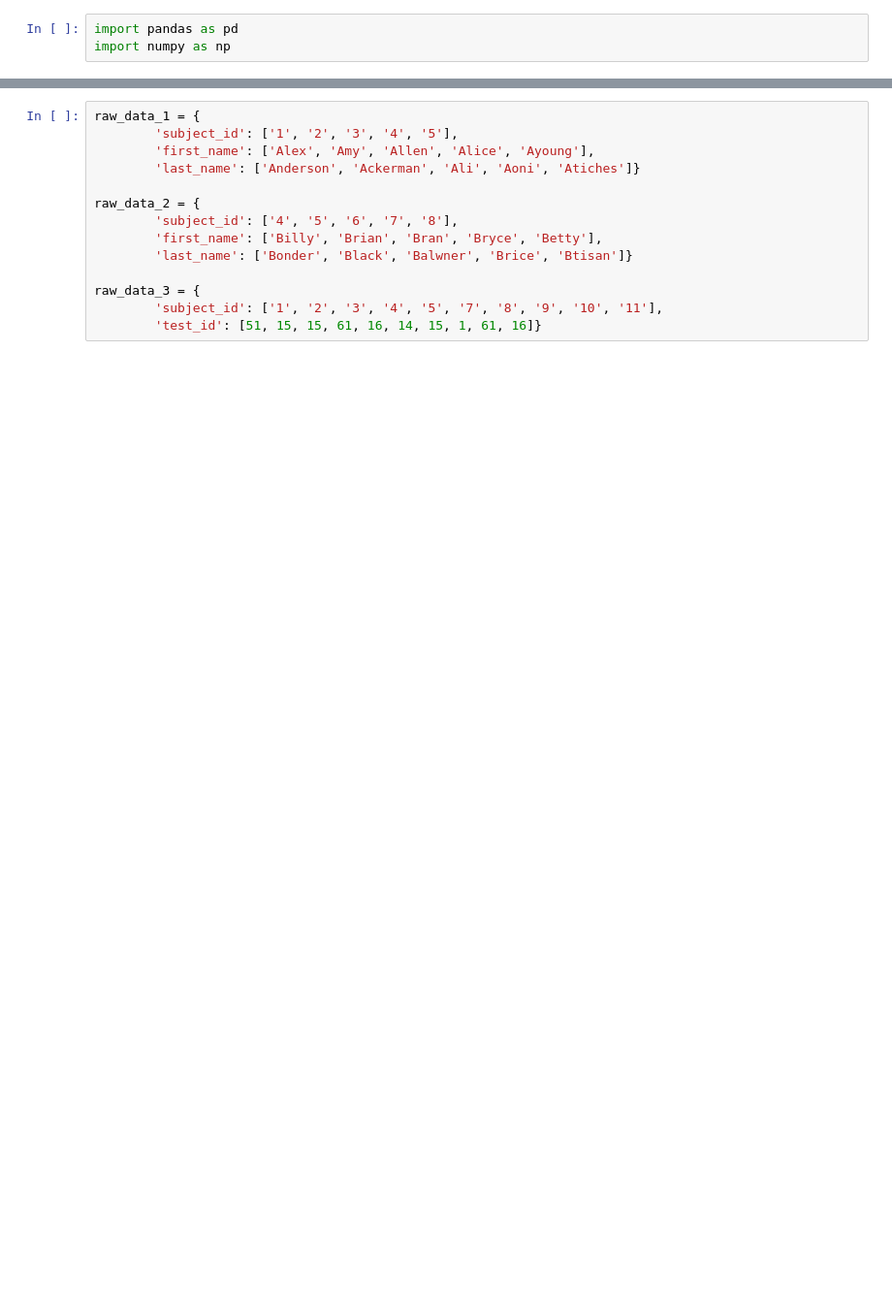
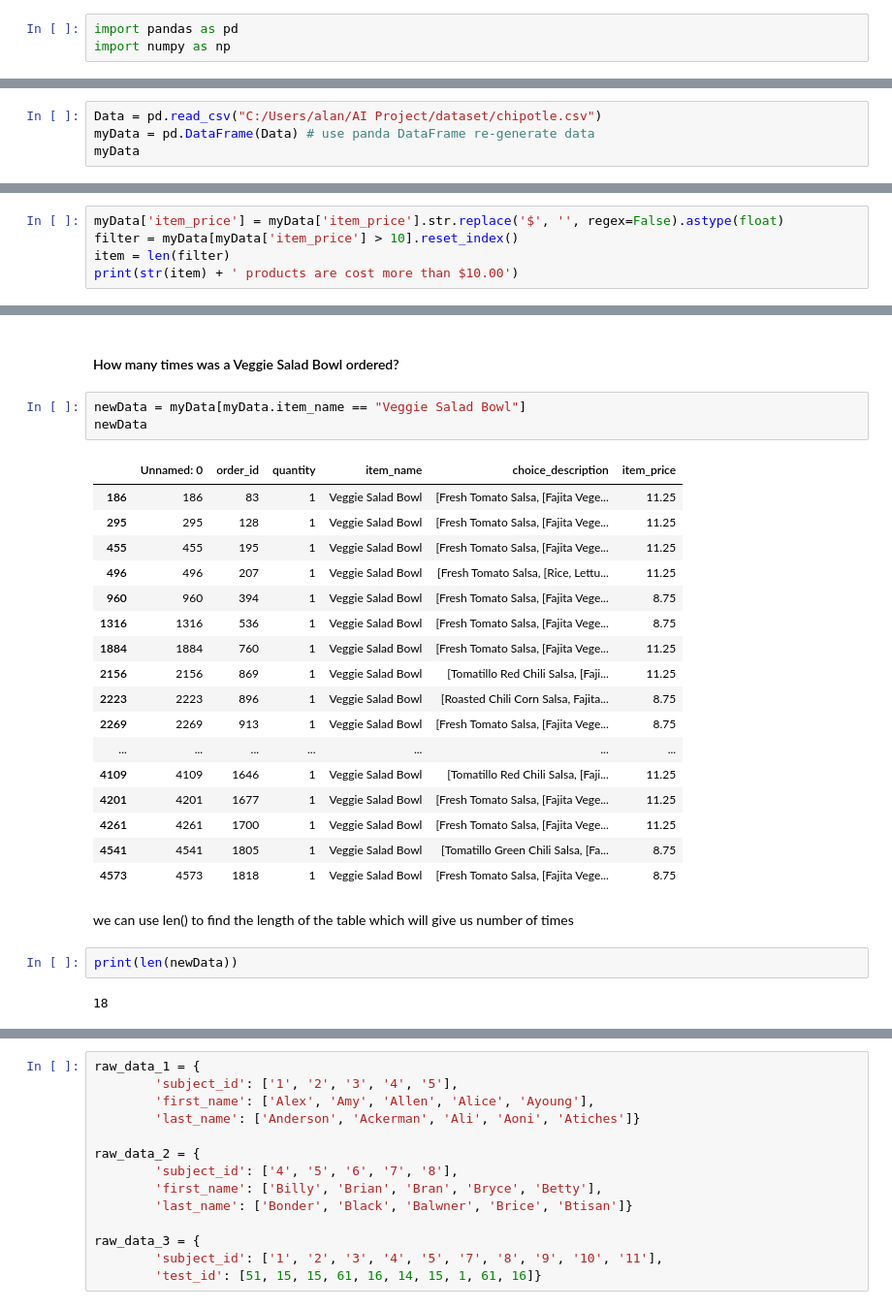
Before and after one commit to shomoitamitin/AI-Project, a Jupyter notebook: CSC547 class/CSC547_Assignment_1.ipynb, the cells around one changed output, grey strips where cells are left out. Shown: that part at 97% size. Drawn from its saved outputs; the diff is of its cells as text; blank space fills up the shorter version.

```diff
--- a/CSC547 class/CSC547_Assignment_1.ipynb
+++ b/CSC547 class/CSC547_Assignment_1.ipynb
@@ -11,0 +10,4 @@ Merge all values in data1 and data2, with matching records from both sides where
+# %%
+Data = pd.read_csv("C:/Users/alan/AI Project/dataset/chipotle.csv")
+myData = pd.DataFrame(Data) # use panda DataFrame re-generate data
+myData
@@ -11,0 +33,5 @@ Merge all values in data1 and data2, with matching records from both sides where
+# %%
+myData['item_price'] = myData['item_price'].str.replace('$', '', regex=False).astype(float)
+filter = myData[myData['item_price'] > 10].reset_index()
+item = len(filter)
+print(str(item) + ' products are cost more than $10.00')
@@ -11,0 +94,29 @@ Merge all values in data1 and data2, with matching records from both sides where
+# %% [markdown]
+#### How many times was a Veggie Salad Bowl ordered?
+# %%
+newData = myData[myData.item_name == "Veggie Salad Bowl"]
+newData
+# %% [output]
+|  | Unnamed: 0 | order_id | quantity | item_name | choice_description | item_price |
+| 186 | 186 | 83 | 1 | Veggie Salad Bowl | [Fresh Tomato Salsa, [Fajita Vege... | 11.25 |
+| 295 | 295 | 128 | 1 | Veggie Salad Bowl | [Fresh Tomato Salsa, [Fajita Vege... | 11.25 |
+| 455 | 455 | 195 | 1 | Veggie Salad Bowl | [Fresh Tomato Salsa, [Fajita Vege... | 11.25 |
+| 496 | 496 | 207 | 1 | Veggie Salad Bowl | [Fresh Tomato Salsa, [Rice, Lettu... | 11.25 |
+| 960 | 960 | 394 | 1 | Veggie Salad Bowl | [Fresh Tomato Salsa, [Fajita Vege... | 8.75 |
+| 1316 | 1316 | 536 | 1 | Veggie Salad Bowl | [Fresh Tomato Salsa, [Fajita Vege... | 8.75 |
+| 1884 | 1884 | 760 | 1 | Veggie Salad Bowl | [Fresh Tomato Salsa, [Fajita Vege... | 11.25 |
+| 2156 | 2156 | 869 | 1 | Veggie Salad Bowl | [Tomatillo Red Chili Salsa, [Faji... | 11.25 |
+| 2223 | 2223 | 896 | 1 | Veggie Salad Bowl | [Roasted Chili Corn Salsa, Fajita... | 8.75 |
+| 2269 | 2269 | 913 | 1 | Veggie Salad Bowl | [Fresh Tomato Salsa, [Fajita Vege... | 8.75 |
+| ... | ... | ... | ... | ... | ... | ... |
+| 4109 | 4109 | 1646 | 1 | Veggie Salad Bowl | [Tomatillo Red Chili Salsa, [Faji... | 11.25 |
+| 4201 | 4201 | 1677 | 1 | Veggie Salad Bowl | [Fresh Tomato Salsa, [Fajita Vege... | 11.25 |
+| 4261 | 4261 | 1700 | 1 | Veggie Salad Bowl | [Fresh Tomato Salsa, [Fajita Vege... | 11.25 |
+| 4541 | 4541 | 1805 | 1 | Veggie Salad Bowl | [Tomatillo Green Chili Salsa, [Fa... | 8.75 |
+| 4573 | 4573 | 1818 | 1 | Veggie Salad Bowl | [Fresh Tomato Salsa, [Fajita Vege... | 8.75 |
+# %% [markdown]
+we can use len() to find the length of the table which will give us number of times
+# %%
+print(len(newData))
+# %% [output]
+18
```
Also changed, not shown: parts of 33 cells of this notebook.
